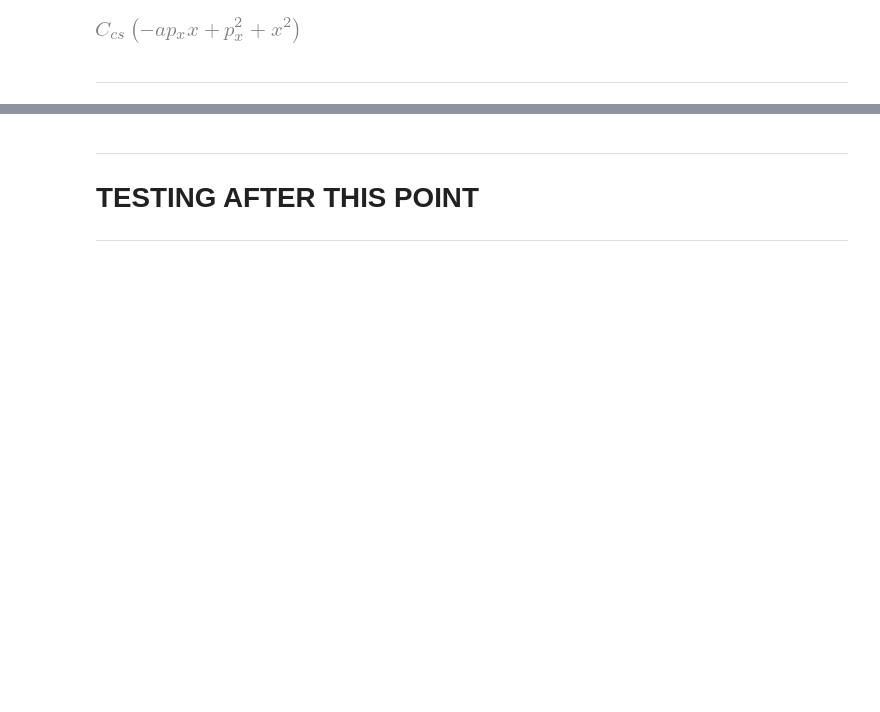
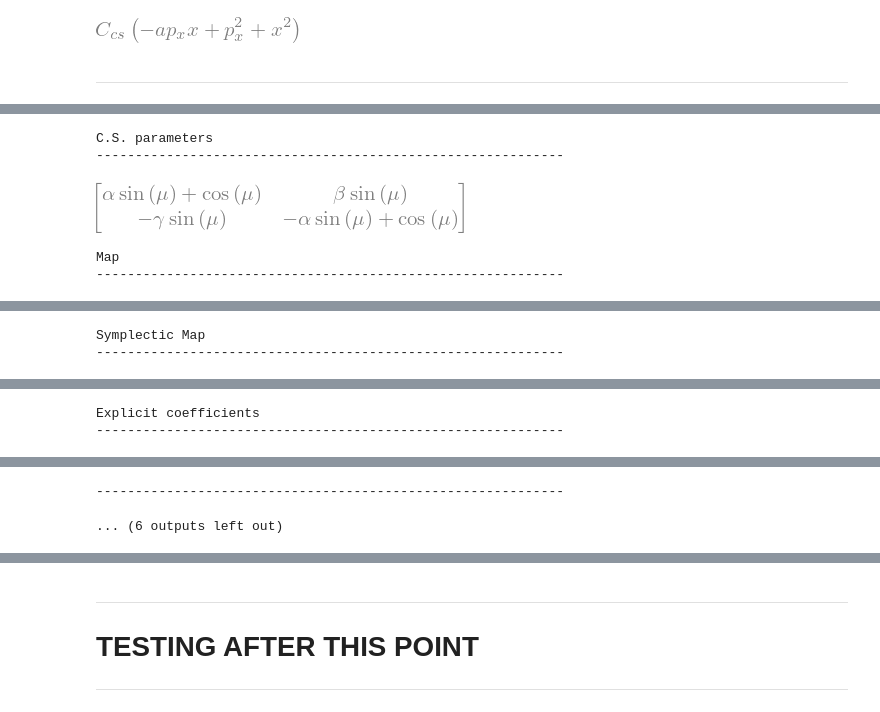
Before and after one commit to pbelange/McMillan, a Jupyter notebook: Machines/racetrack/tmp_Tim_discussion.ipynb, the cells around one changed output, grey strips where cells are left out. Drawn from its saved outputs; the diff is of its cells as text; code cells hidden in the pictures; blank space fills up the shorter version.

```diff
--- a/Machines/racetrack/tmp_Tim_discussion.ipynb
+++ b/Machines/racetrack/tmp_Tim_discussion.ipynb
@@ -234,0 +299,39 @@ display(henon.K0.collect(henon.C_cs))
+# %%
+x,px,alpha, beta, gamma, mu= sp.symbols('x p_x alpha beta gamma mu',real=True)
+
+
+#=========================
+# MAP
+
+Rot = sp.Matrix([[sp.cos(mu) + alpha*sp.sin(mu), beta*sp.sin(mu)],[-gamma*sp.sin(mu),sp.cos(mu)-alpha*sp.sin(mu)]])
+
+xp  = (Rot*sp.Matrix([x,px]))[0]
+pxp = (Rot*sp.Matrix([x,px]))[1]
+
+print('C.S. parameters\n' + 60*'-')
+display(Rot)
+
+print('Map\n' + 60*'-')
+display(xp,pxp)
+
+print('Symplectic Map\n' + 60*'-')
+xp  = xp.subs({gamma:(1+alpha**2)/beta})
+pxp = pxp.subs({gamma:(1+alpha**2)/beta})
+display(xp,pxp)
+
+print('Explicit coefficients\n' + 60*'-')
+display(xp.expand().as_coefficients_dict(x,px),pxp.expand().as_coefficients_dict(x,px))
+#=========================
+
+
+test = Map1D(xp,pxp,x,px)
+test.solve_C(order = 0,verbose=True,auto_update=True)
+# display(test.K0.collect(test.C_cs))
+
+test.jacobian.det().simplify()
+# %% [output]
+C.S. parameters
+------------------------------------------------------------
+[figure, added]
+Map
+------------------------------------------------------------
@@ -234,0 +340,2 @@ display(henon.K0.collect(henon.C_cs))
+Symplectic Map
+------------------------------------------------------------
@@ -234,0 +344,2 @@ display(henon.K0.collect(henon.C_cs))
+Explicit coefficients
+------------------------------------------------------------
@@ -234,0 +348,2 @@ display(henon.K0.collect(henon.C_cs))
+------------------------------------------------------------
+... (6 outputs left out)
```
Also changed, not shown: parts of 39 cells of this notebook, 3 other files.
